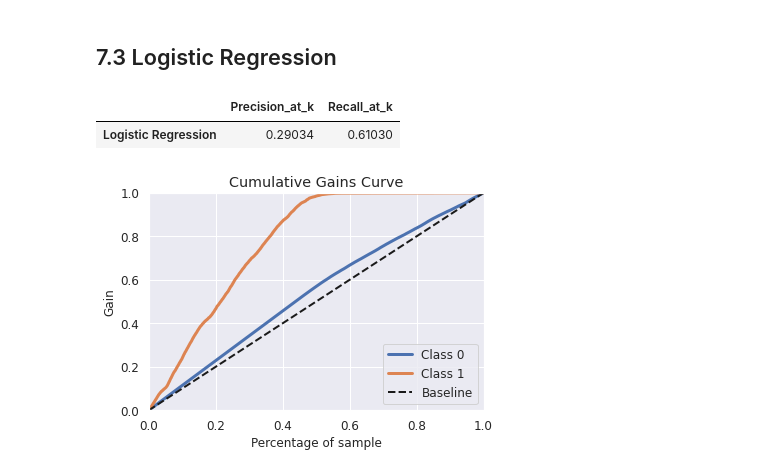
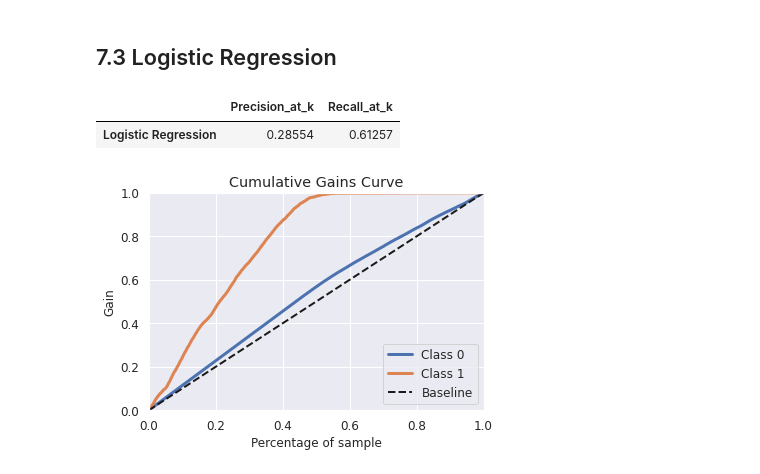
Before and after one commit to GonzagaLucas/Health-Insurance-Cross-Sell, a Jupyter notebook: pa004_health_insurance.ipynb, the cells around one changed output. Drawn from its saved outputs; the diff is of its cells as text; code cells hidden in the pictures.

```diff
--- a/pa004_health_insurance.ipynb
+++ b/pa004_health_insurance.ipynb
@@ -664,11 +683,11 @@ lr_model.fit(x_train, y_train)
 # model predict
 yhat_lr = lr_model.predict_proba(x_val)
 # %%
-metrics_lr = metrics_at_k(x_val, y_validation, yhat_lr, 'Logistic Regression')
+metrics_lr = metrics_at_k(x_val.copy(), y_validation, yhat_lr, 'Logistic Regression')
 metrics_lr
 # %% [output]
 |  | Precision_at_k | Recall_at_k |
-| Logistic Regression | 0.29034 | 0.61030 |
+| Logistic Regression | 0.28554 | 0.61257 |
 # %%
 # Accumulative Gain
 skplt.metrics.plot_cumulative_gain(y_val, yhat_lr);
```
Also changed, not shown: parts of 59 cells of this notebook.
